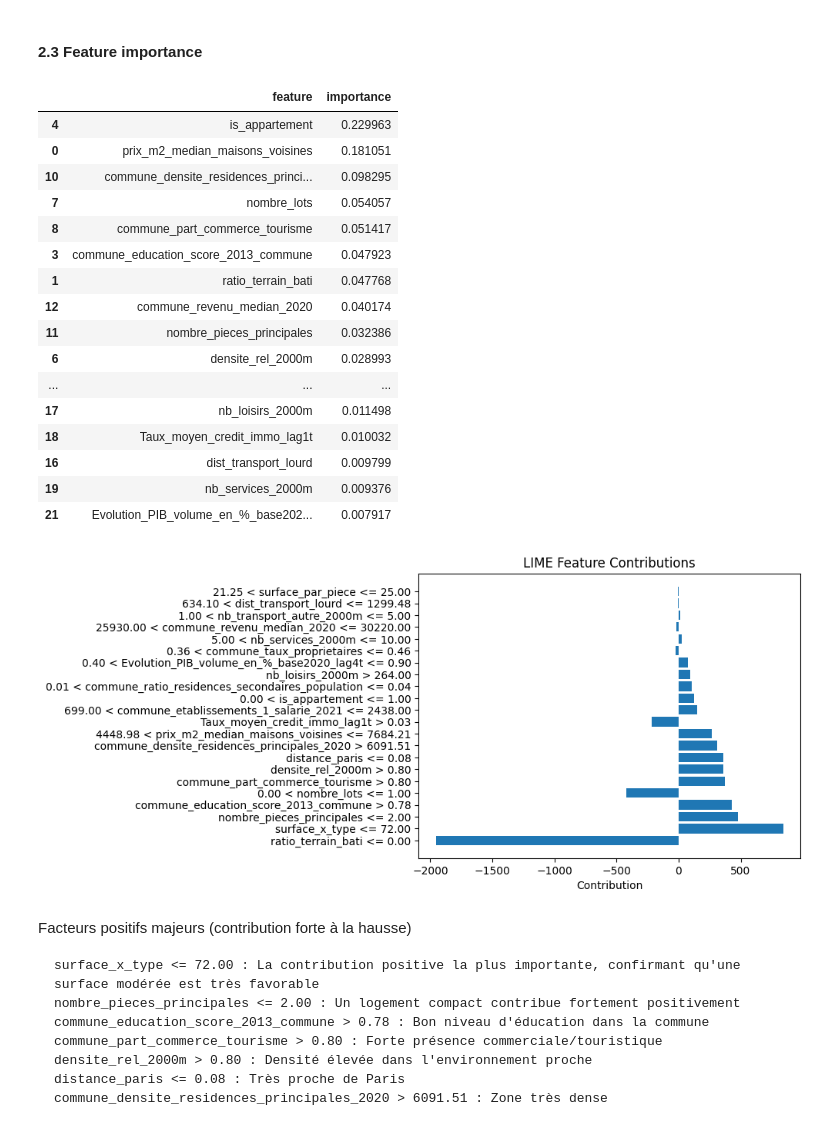
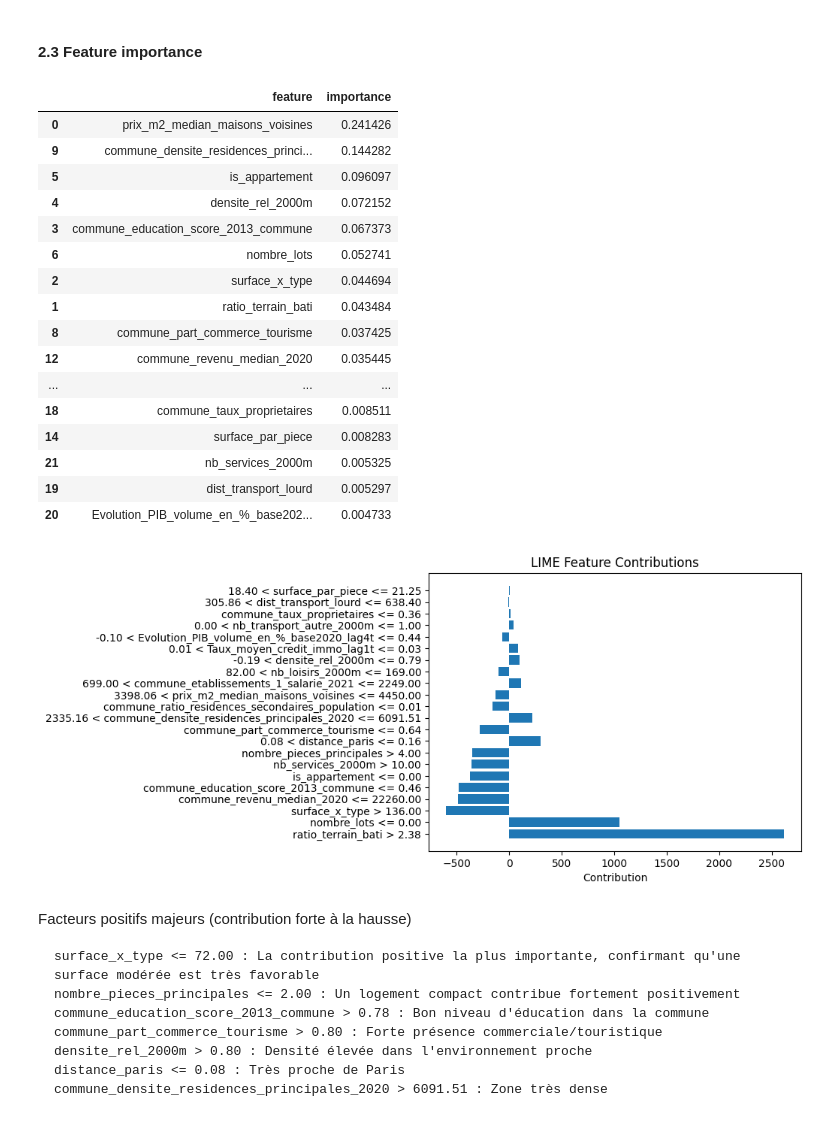
Before and after one commit to leocoooo/land_value_prediction, a Jupyter notebook: notebooks/04_multiple_models.ipynb, the cells around one changed output. Cells and saved outputs as stored; diff of their text form; code cells hidden in the pictures.

```diff
--- a/notebooks/04_multiple_models.ipynb
+++ b/notebooks/04_multiple_models.ipynb
@@ -106,21 +104,21 @@ Les hyperparamètres initiaux ont été trouvé précédemment lorsque la base d
 # Random Forest optimisation
 model_paris_rf, params_paris_rf, score_paris_rf = optimize_and_train(
     X_train_paris, y_train_paris, "Paris (75) RF",
-    sample_size=20000, n_trials=5, initial_params=initial_params_rf_paris, model_cls=RandomForestRegressor
+    sample_size=50000, n_trials=5, model_cls=RandomForestRegressor
 )
 model_hors_paris_rf, params_hors_paris_rf, score_hors_paris_rf = optimize_and_train(
     X_train_hors_paris, y_train_hors_paris, "Hors Paris RF",
-    sample_size=20000, n_trials=5, initial_params=initial_params_rf_hors_paris, model_cls=RandomForestRegressor
+    sample_size=50000, n_trials=5, model_cls=RandomForestRegressor
 )
 
 # XGBoost optimisation
 model_paris_xgb, params_paris_xgb, score_paris_xgb = optimize_and_train(
     X_train_paris, y_train_paris, "Paris (75) XGB",
-    sample_size=20000, n_trials=5, initial_params=initial_params_xgboost, model_cls=XGBRegressor
+    sample_size=50000, n_trials=5, model_cls=XGBRegressor
 )
 model_hors_paris_xgb, params_hors_paris_xgb, score_hors_paris_xgb = optimize_and_train(
     X_train_hors_paris, y_train_hors_paris, "Hors Paris XGB",
-    sample_size=20000, n_trials=5, initial_params=initial_params_xgboost, model_cls=XGBRegressor
+    sample_size=50000, n_trials=5, model_cls=XGBRegressor
 )
 
 # Résumé des résultats
@@ -172,29 +166 @@ Recherche des meilleurs hyperparamètres (5 trials)...
 ... (16 outputs left out)
-# %%
-
-# Random Forest optimisation
-model_paris_rf, params_paris_rf, score_paris_rf = optimize_and_train(
-    X_train_paris, y_train_paris, "Paris (75) RF",
-    sample_size=20000, n_trials=5, initial_params=initial_params_rf_paris, model_cls=RandomForestRegressor
-)
-model_hors_paris_rf, params_hors_paris_rf, score_hors_paris_rf = optimize_and_train(
-    X_train_hors_paris, y_train_hors_paris, "Hors Paris RF",
-    sample_size=20000, n_trials=5, initial_params=initial_params_rf_hors_paris, model_cls=RandomForestRegressor
-)
-
-# XGBoost optimisation
-model_paris_xgb, params_paris_xgb, score_paris_xgb = optimize_and_train(
-    X_train_paris, y_train_paris, "Paris (75) XGB",
-    sample_size=20000, n_trials=5, initial_params=initial_params_xgboost, model_cls=XGBRegressor
-)
-model_hors_paris_xgb, params_hors_paris_xgb, score_hors_paris_xgb = optimize_and_train(
-    X_train_hors_paris, y_train_hors_paris, "Hors Paris XGB",
-    sample_size=20000, n_trials=5, initial_params=initial_params_xgboost, model_cls=XGBRegressor
-)
-
-# Résumé des résultats
-print("RÉSUMÉ DES OPTIMISATIONS")
-print(f"Paris (75) RF - MAE CV: {score_paris_rf:.4f}")
-print(f"Hors Paris RF - MAE CV: {score_hors_paris_rf:.4f}")
-print(f"Paris (75) XGB - MAE CV: {score_paris_xgb:.4f}")
-print(f"Hors Paris XGB - MAE CV: {score_hors_paris_xgb:.4f}")
@@ -369,7 +335,7 @@ MAE oos: 760.99
 #### 2.3 Feature importance
 # %%
 # Afficher l'importance des features pour le modèle hors Paris XGBoost
-importances = model_hors_paris_xgb_custom.feature_importances_
+importances = model_hors_paris_xgb.feature_importances_
 features = X_train_hors_paris.columns
 
 feature_importance_df = pd.DataFrame({
@@ -380,61 +346,58 @@ feature_importance_df = pd.DataFrame({
 feature_importance_df
 # %% [output]
 |  | feature | importance |
-| 4 | is_appartement | 0.229963 |
-| 0 | prix_m2_median_maisons_voisines | 0.181051 |
-| 10 | commune_densite_residences_princi... | 0.098295 |
-| 7 | nombre_lots | 0.054057 |
-| 8 | commune_part_commerce_tourisme | 0.051417 |
-| 3 | commune_education_score_2013_commune | 0.047923 |
-| 1 | ratio_terrain_bati | 0.047768 |
-| 12 | commune_revenu_median_2020 | 0.040174 |
-| 11 | nombre_pieces_principales | 0.032386 |
-| 6 | densite_rel_2000m | 0.028993 |
+| 0 | prix_m2_median_maisons_voisines | 0.241426 |
+| 9 | commune_densite_residences_princi... | 0.144282 |
+| 5 | is_appartement | 0.096097 |
+| 4 | densite_rel_2000m | 0.072152 |
+| 3 | commune_education_score_2013_commune | 0.067373 |
+| 6 | nombre_lots | 0.052741 |
+| 2 | surface_x_type | 0.044694 |
+| 1 | ratio_terrain_bati | 0.043484 |
+| 8 | commune_part_commerce_tourisme | 0.037425 |
+| 12 | commune_revenu_median_2020 | 0.035445 |
 | ... | ... | ... |
-| 17 | nb_loisirs_2000m | 0.011498 |
-| 18 | Taux_moyen_credit_immo_lag1t | 0.010032 |
-| 16 | dist_transport_lourd | 0.009799 |
-| 19 | nb_services_2000m | 0.009376 |
-| 21 | Evolution_PIB_volume_en_%_base202... | 0.007917 |
+| 18 | commune_taux_proprietaires | 0.008511 |
+| 14 | surface_par_piece | 0.008283 |
+| 21 | nb_services_2000m | 0.005325 |
+| 19 | dist_transport_lourd | 0.005297 |
+| 20 | Evolution_PIB_volume_en_%_base202... | 0.004733 |
 # %%
-from lime.lime_tabular import LimeTabularExplainer
-from IPython.display import display
-
 # Retirer la colonne 'code_departement' des features pour LIME
 features_for_lime = [col for col in X_test.columns if col != "code_departement"]
 
 # Créer l'explainer LIME
 explainer = LimeTabularExplainer(
     training_data=X_train[features_for_lime].values,
     feature_names=features_for_lime,
     mode='regression'
 )
 
 # Choisir une observation à expliquer
-i = 0  # index de l'observation
+i = 1
 
 # Sélectionner le bon modèle selon la zone
 if X_test.iloc[i]["code_departement"] == "75":
-    model = model_paris_xgb_custom
+    model = model_hors_paris_xgb
     instance = X_test[features_for_lime].iloc[i].values
 else:
-    model = model_hors_paris_xgb_custom
+    model = model_hors_paris_xgb
     instance = X_test[features_for_lime].iloc[i].values
 
 exp = explainer.explain_instance(
     instance,
     model.predict,
     num_features=30
 )
 
 # Afficher l'explication
 features, contributions = zip(*exp.as_list())
 plt.barh(features, contributions)
 plt.xlabel("Contribution")
 plt.title("LIME Feature Contributions")
 plt.show()
 # %% [output]
-[figure, old version]
+[figure, new version]
 # %% [markdown]
 Facteurs positifs majeurs (contribution forte à la hausse)
 
```
Also changed, not shown: parts of 17 cells of this notebook, 2 other files.
